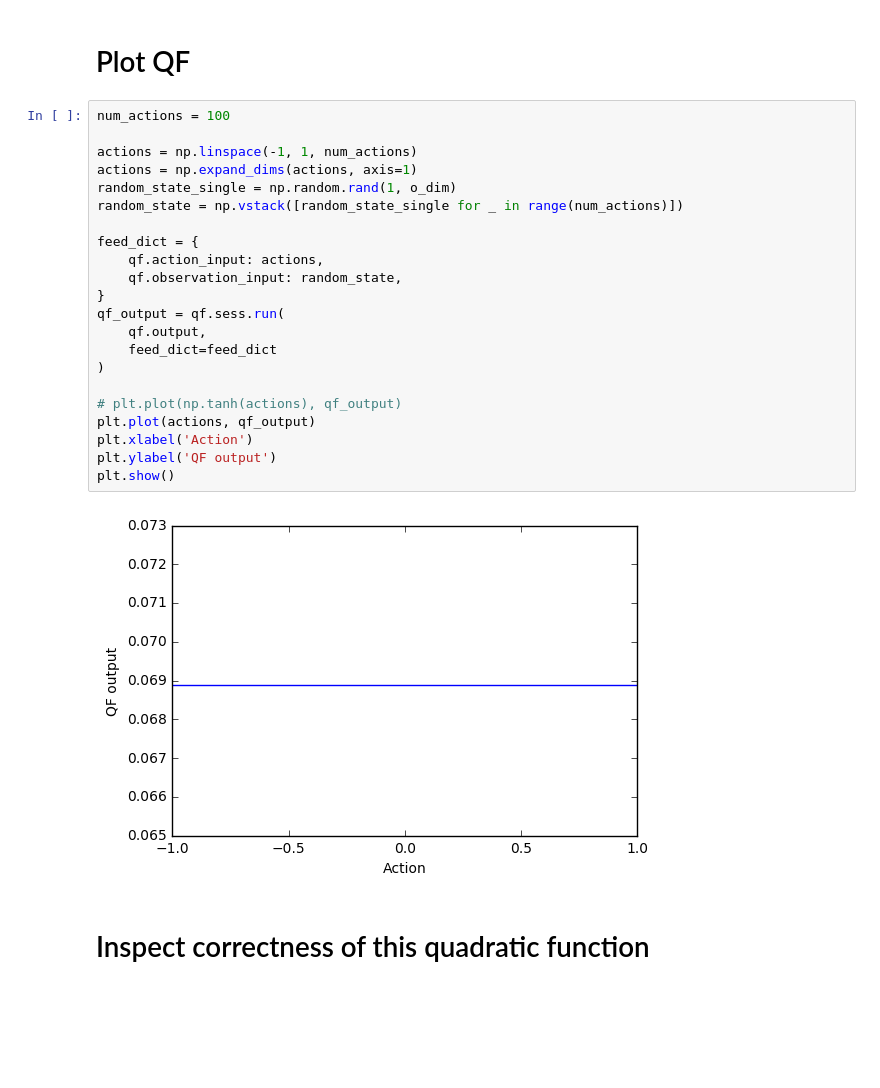
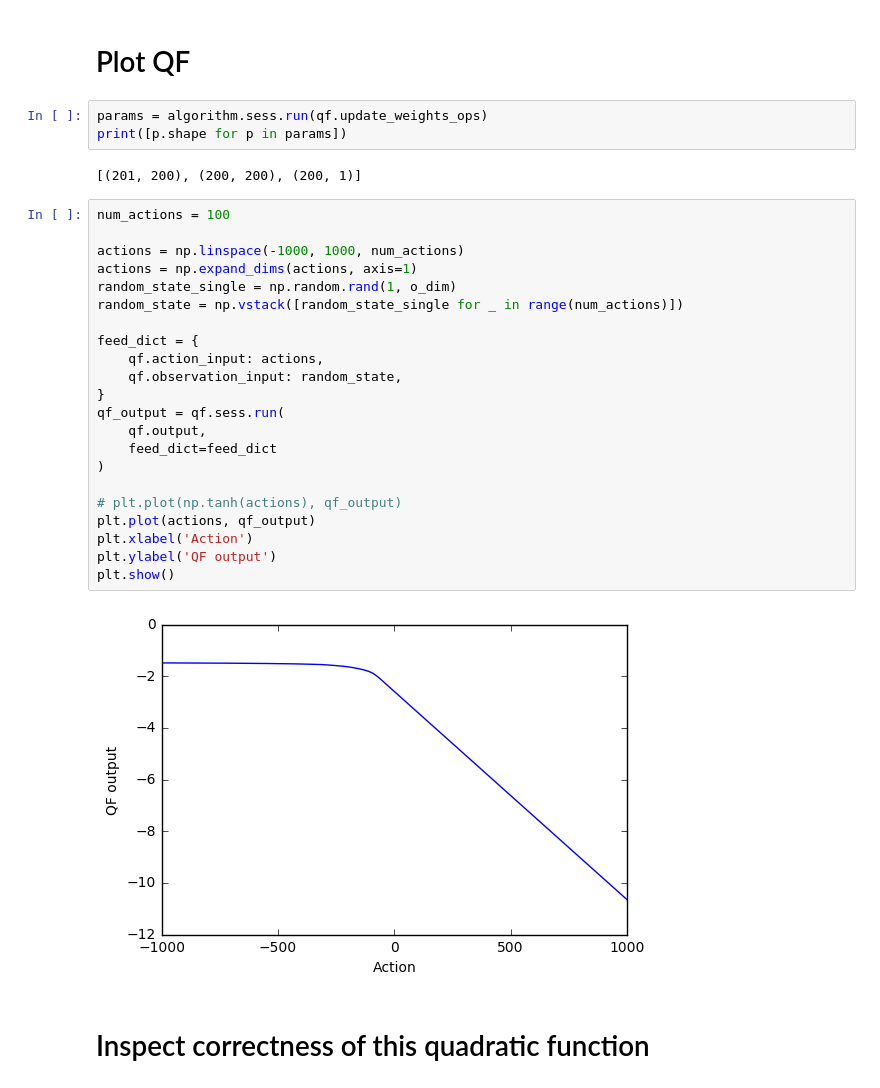
Before and after one commit to jcoreyes/erl, a Jupyter notebook: check_convex.ipynb, the cells around one changed output. Saved outputs shown, nothing was run; the diff lists cells and outputs as text; blank space fills up the shorter version.

```diff
--- a/check_convex.ipynb
+++ b/check_convex.ipynb
@@ -229,30 +209,35 @@ print(o_low)
 -1.0
 # %% [markdown]
 # Plot QF
+# %%
+params = algorithm.sess.run(qf.update_weights_ops)
+print([p.shape for p in params])
+# %% [output]
+[(201, 200), (200, 200), (200, 1)]
 # %%
 num_actions = 100
 
-actions = np.linspace(-1, 1, num_actions)
+actions = np.linspace(-1000, 1000, num_actions)
 actions = np.expand_dims(actions, axis=1)
 random_state_single = np.random.rand(1, o_dim)
 random_state = np.vstack([random_state_single for _ in range(num_actions)])
 
 feed_dict = {
     qf.action_input: actions,
     qf.observation_input: random_state,
 }
 qf_output = qf.sess.run(
     qf.output,
     feed_dict=feed_dict
 )
 
 # plt.plot(np.tanh(actions), qf_output)
 plt.plot(actions, qf_output)
 plt.xlabel('Action')
 plt.ylabel('QF output')
 plt.show()
 # %% [output]
-[figure, old version]
+[figure, new version]
 # %% [markdown]
 # Inspect correctness of this quadratic function
 # %%
```
Also changed, not shown: parts of 3 cells of this notebook, 6 other files.
